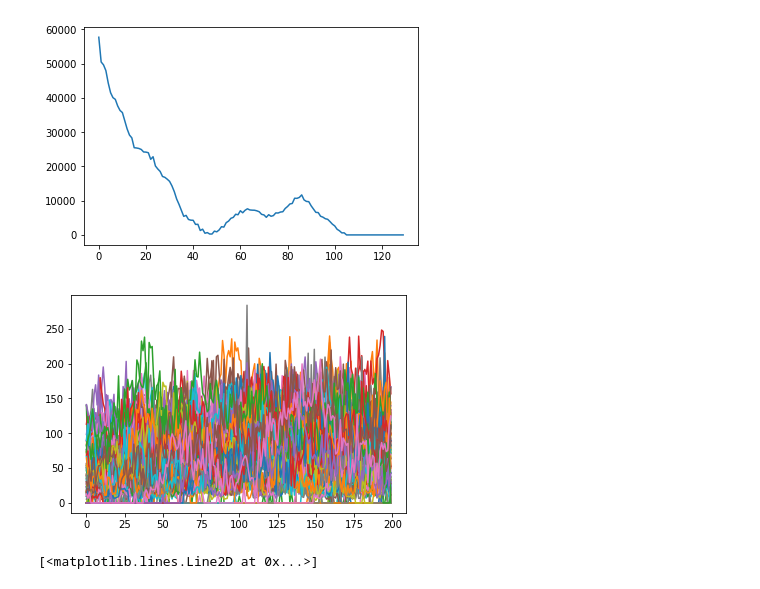
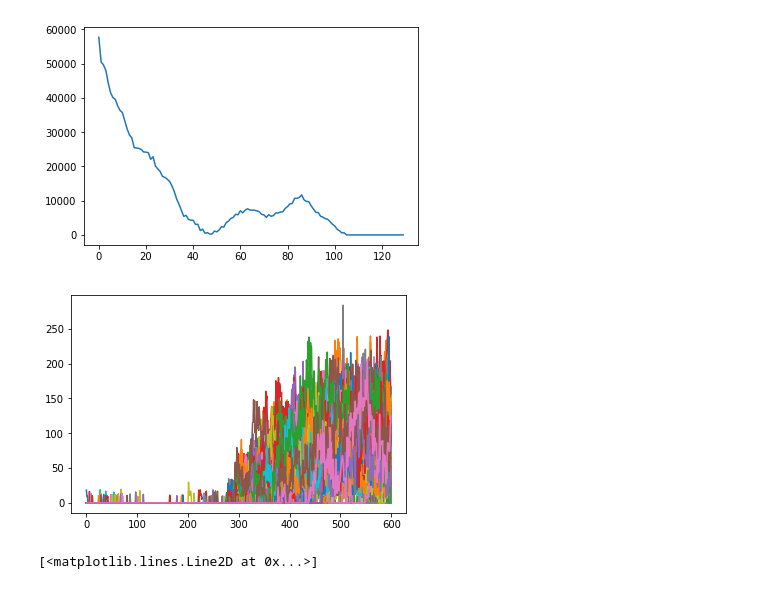
Before and after one commit to tlmakinen/bursting-IGMM, a Jupyter notebook: autocorrelation/data-traces.ipynb, the cells around one changed output. Cells and saved outputs as stored; diff of their text form; code cells hidden in the pictures.

```diff
--- a/autocorrelation/data-traces.ipynb
+++ b/autocorrelation/data-traces.ipynb
@@ -29,10 +29,11 @@ plt.plot(corr[np.argmax(corr):])
 trace_cutoff = 400   # define the hard cut that designates the "start time" for the average trace (get rid of starting zeros)
 # %%
 for name in dat.colnames:
-    plt.plot(dat[name][trace_cutoff:])
+    #plt.plot(dat[name][trace_cutoff:])
+    plt.plot(dat[name])
 plt.show()
 # %% [output]
-[figure, old version]
+[figure, new version]
 # %%
 # now let's compute the average autocorrelation for our dataset
 n_traces = len(dat.columns)
```
Also changed, not shown: parts of 1 cell of this notebook, 1 other file.
